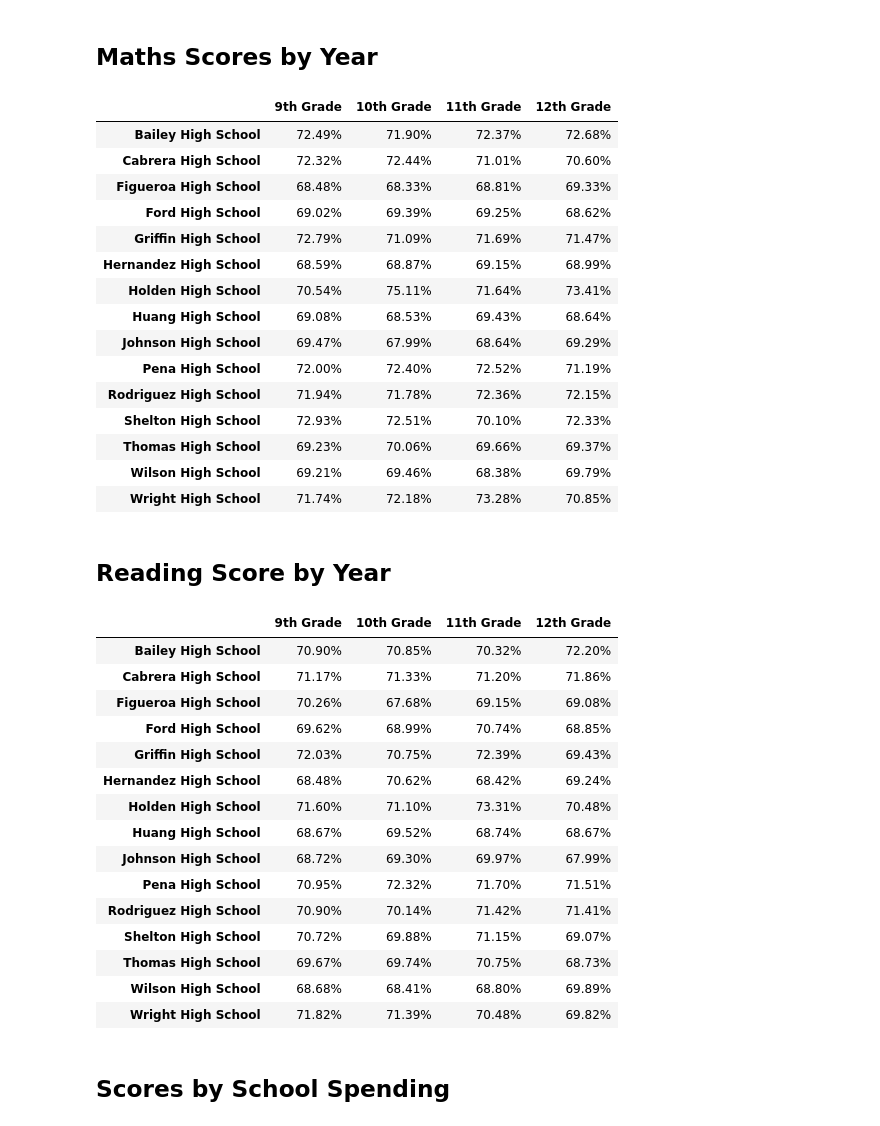
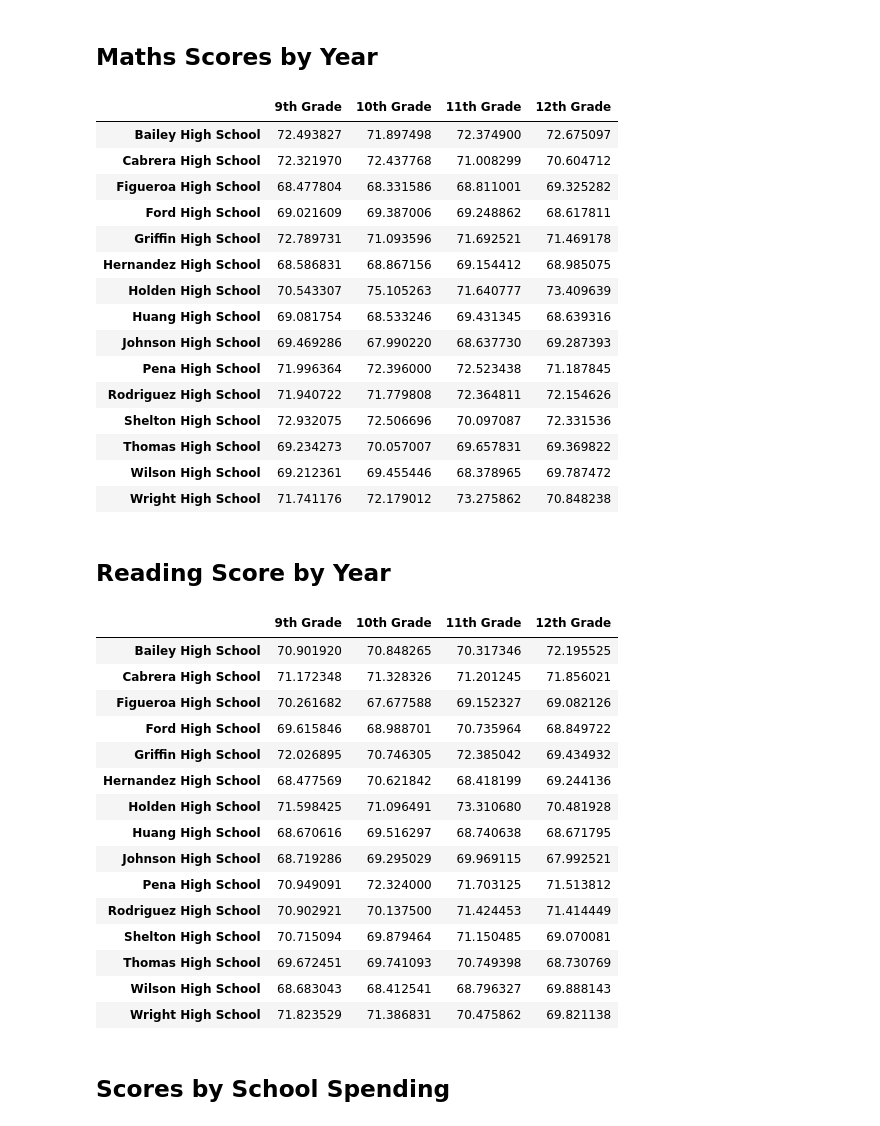
Before and after one commit to umasel/pandas_challenge, a Jupyter notebook: PyCitySchools/PyCitySchools_starter.ipynb, the cells around one changed output. Saved outputs shown, nothing was run; the diff lists cells and outputs as text; code cells hidden in the pictures.

```diff
--- a/PyCitySchools/PyCitySchools_starter.ipynb
+++ b/PyCitySchools/PyCitySchools_starter.ipynb
@@ -179,44 +233,44 @@ bottom_schools.head(5)
 # %%
 # Create data series of scores by year levels using conditionals
 year_nine = school_data_complete[(school_data_complete["year"] == 9)]
 year_ten = school_data_complete[(school_data_complete["year"] == 10)]
 year_eleven = school_data_complete[(school_data_complete["year"] == 11)]
 year_twelve = school_data_complete[(school_data_complete["year"] == 12)]
 
 # Group each by school name
 year_nine_scores =school_data_complete.loc[school_data_complete["year"] == 9].groupby("school_name")["maths_score"].mean()
 year_ten_scores =school_data_complete.loc[school_data_complete["year"] == 10].groupby("school_name")["maths_score"].mean()
 year_eleven_scores =school_data_complete.loc[school_data_complete["year"] == 11].groupby("school_name")["maths_score"].mean()
 year_twelve_scores =school_data_complete.loc[school_data_complete["year"] == 12].groupby("school_name")["maths_score"].mean()
 
 # Combine series into single DataFrame
 maths_scores_by_year =pd.concat([year_nine_scores, year_ten_scores, year_eleven_scores, year_twelve_scores], axis=1)
 
 
 # Minor data wrangling
 maths_scores_by_year.index.name = None
 maths_scores_by_year.columns = ["9th Grade", "10th Grade", "11th Grade", "12th Grade"]
-maths_scores_by_year[["9th Grade", "10th Grade", "11th Grade", "12th Grade"]] = maths_scores_by_year[["9th Grade", "10th Grade", "11th Grade", "12th Grade"]].applymap("{:,.2f}%".format)
+maths_scores_by_year[["9th Grade", "10th Grade", "11th Grade", "12th Grade"]] = maths_scores_by_year[["9th Grade", "10th Grade", "11th Grade", "12th Grade"]].applymap("{:,.6f}".format)
 
 # Display the DataFrame
 maths_scores_by_year
 # %% [output]
 |  | 9th Grade | 10th Grade | 11th Grade | 12th Grade |
-| Bailey High School | 72.49% | 71.90% | 72.37% | 72.68% |
-| Cabrera High School | 72.32% | 72.44% | 71.01% | 70.60% |
-| Figueroa High School | 68.48% | 68.33% | 68.81% | 69.33% |
-| Ford High School | 69.02% | 69.39% | 69.25% | 68.62% |
-| Griffin High School | 72.79% | 71.09% | 71.69% | 71.47% |
-| Hernandez High School | 68.59% | 68.87% | 69.15% | 68.99% |
-| Holden High School | 70.54% | 75.11% | 71.64% | 73.41% |
-| Huang High School | 69.08% | 68.53% | 69.43% | 68.64% |
-| Johnson High School | 69.47% | 67.99% | 68.64% | 69.29% |
-| Pena High School | 72.00% | 72.40% | 72.52% | 71.19% |
-| Rodriguez High School | 71.94% | 71.78% | 72.36% | 72.15% |
-| Shelton High School | 72.93% | 72.51% | 70.10% | 72.33% |
-| Thomas High School | 69.23% | 70.06% | 69.66% | 69.37% |
-| Wilson High School | 69.21% | 69.46% | 68.38% | 69.79% |
-| Wright High School | 71.74% | 72.18% | 73.28% | 70.85% |
+| Bailey High School | 72.493827 | 71.897498 | 72.374900 | 72.675097 |
+| Cabrera High School | 72.321970 | 72.437768 | 71.008299 | 70.604712 |
+| Figueroa High School | 68.477804 | 68.331586 | 68.811001 | 69.325282 |
+| Ford High School | 69.021609 | 69.387006 | 69.248862 | 68.617811 |
+| Griffin High School | 72.789731 | 71.093596 | 71.692521 | 71.469178 |
+| Hernandez High School | 68.586831 | 68.867156 | 69.154412 | 68.985075 |
+| Holden High School | 70.543307 | 75.105263 | 71.640777 | 73.409639 |
+| Huang High School | 69.081754 | 68.533246 | 69.431345 | 68.639316 |
+| Johnson High School | 69.469286 | 67.990220 | 68.637730 | 69.287393 |
+| Pena High School | 71.996364 | 72.396000 | 72.523438 | 71.187845 |
+| Rodriguez High School | 71.940722 | 71.779808 | 72.364811 | 72.154626 |
+| Shelton High School | 72.932075 | 72.506696 | 70.097087 | 72.331536 |
+| Thomas High School | 69.234273 | 70.057007 | 69.657831 | 69.369822 |
+| Wilson High School | 69.212361 | 69.455446 | 68.378965 | 69.787472 |
+| Wright High School | 71.741176 | 72.179012 | 73.275862 | 70.848238 |
 # %% [markdown]
 ## Reading Score by Year
 # %%
@@ -239,27 +293,27 @@ reading_scores_by_year =pd.concat([year_nine_scores,year_ten_scores,year_eleven_
 # Minor data wrangling
 reading_scores_by_year.index.name = None
 reading_scores_by_year.columns = ["9th Grade", "10th Grade", "11th Grade", "12th Grade"]
-reading_scores_by_year[["9th Grade", "10th Grade", "11th Grade", "12th Grade"]] = reading_scores_by_year[["9th Grade", "10th Grade", "11th Grade", "12th Grade"]].applymap("{:,.2f}%".format)
+reading_scores_by_year[["9th Grade", "10th Grade", "11th Grade", "12th Grade"]] = reading_scores_by_year[["9th Grade", "10th Grade", "11th Grade", "12th Grade"]].applymap("{:,.6f}".format)
 
 # Display the DataFrame
 reading_scores_by_year
 # %% [output]
 |  | 9th Grade | 10th Grade | 11th Grade | 12th Grade |
-| Bailey High School | 70.90% | 70.85% | 70.32% | 72.20% |
-| Cabrera High School | 71.17% | 71.33% | 71.20% | 71.86% |
-| Figueroa High School | 70.26% | 67.68% | 69.15% | 69.08% |
-| Ford High School | 69.62% | 68.99% | 70.74% | 68.85% |
-| Griffin High School | 72.03% | 70.75% | 72.39% | 69.43% |
-| Hernandez High School | 68.48% | 70.62% | 68.42% | 69.24% |
-| Holden High School | 71.60% | 71.10% | 73.31% | 70.48% |
-| Huang High School | 68.67% | 69.52% | 68.74% | 68.67% |
-| Johnson High School | 68.72% | 69.30% | 69.97% | 67.99% |
-| Pena High School | 70.95% | 72.32% | 71.70% | 71.51% |
-| Rodriguez High School | 70.90% | 70.14% | 71.42% | 71.41% |
-| Shelton High School | 70.72% | 69.88% | 71.15% | 69.07% |
-| Thomas High School | 69.67% | 69.74% | 70.75% | 68.73% |
-| Wilson High School | 68.68% | 68.41% | 68.80% | 69.89% |
-| Wright High School | 71.82% | 71.39% | 70.48% | 69.82% |
+| Bailey High School | 70.901920 | 70.848265 | 70.317346 | 72.195525 |
+| Cabrera High School | 71.172348 | 71.328326 | 71.201245 | 71.856021 |
+| Figueroa High School | 70.261682 | 67.677588 | 69.152327 | 69.082126 |
+| Ford High School | 69.615846 | 68.988701 | 70.735964 | 68.849722 |
+| Griffin High School | 72.026895 | 70.746305 | 72.385042 | 69.434932 |
+| Hernandez High School | 68.477569 | 70.621842 | 68.418199 | 69.244136 |
+| Holden High School | 71.598425 | 71.096491 | 73.310680 | 70.481928 |
+| Huang High School | 68.670616 | 69.516297 | 68.740638 | 68.671795 |
+| Johnson High School | 68.719286 | 69.295029 | 69.969115 | 67.992521 |
+| Pena High School | 70.949091 | 72.324000 | 71.703125 | 71.513812 |
+| Rodriguez High School | 70.902921 | 70.137500 | 71.424453 | 71.414449 |
+| Shelton High School | 70.715094 | 69.879464 | 71.150485 | 69.070081 |
+| Thomas High School | 69.672451 | 69.741093 | 70.749398 | 68.730769 |
+| Wilson High School | 68.683043 | 68.412541 | 68.796327 | 69.888143 |
+| Wright High School | 71.823529 | 71.386831 | 70.475862 | 69.821138 |
 # %% [markdown]
 ## Scores by School Spending
 # %%
```
Also changed, not shown: parts of 15 cells of this notebook.
